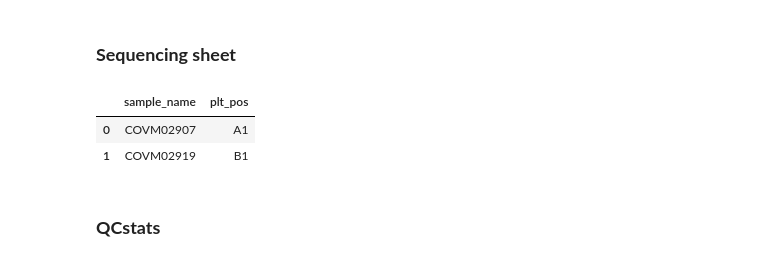
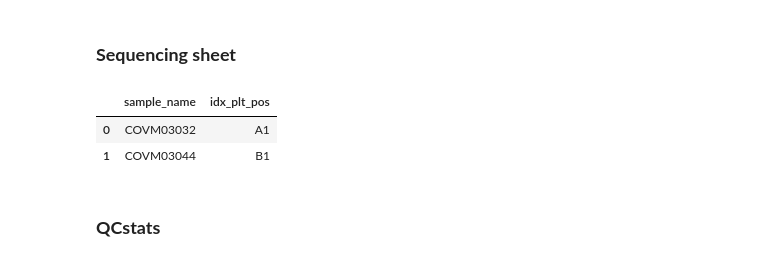
Before and after one commit to ousodaniel/SARS-CoV-2-Data-Workflows, a Jupyter notebook: aggregate-analysis-reports-nf-viralrecon.ipynb, the cells around one changed output. Saved outputs shown, nothing was run; the diff lists cells and outputs as text; code cells hidden in the pictures.

```diff
--- a/aggregate-analysis-reports-nf-viralrecon.ipynb
+++ b/aggregate-analysis-reports-nf-viralrecon.ipynb
@@ -145,14 +145,14 @@ run_dir = '2022-03-20_run38_miseq' #  name of the run directory containing viral
 ### **Sequencing sheet**
 # %%
 # import sequencing cheat sheet
-df_seq_sh = (pd.read_excel(glob.glob(f'{parent_dir}/**/SeqSampleSheets/index_cheat_sheet_{seq_name}.xlsx', recursive=True)[0], usecols=['indexing', 'plt_pos']).
+df_seq_sh = (pd.read_excel(glob.glob(f'{parent_dir}/**/SeqSampleSheets/index_cheat_sheet_{seq_name}.xlsx', recursive=True)[0], usecols=['indexing', 'idx_plt_pos']).
              rename(columns={'indexing': 'sample_name'}))
 df_seq_sh_fnl = df_seq_sh[df_seq_sh['sample_name'].str.contains('COV')]
 df_seq_sh_fnl.head(2)
 # %% [output]
-|  | sample_name | plt_pos |
-| 0 | COVM02907 | A1 |
-| 1 | COVM02919 | B1 |
+|  | sample_name | idx_plt_pos |
+| 0 | COVM03032 | A1 |
+| 1 | COVM03044 | B1 |
 # %% [markdown]
 ### **QCstats**
 # %%
```
Also changed, not shown: parts of 16 cells of this notebook.
